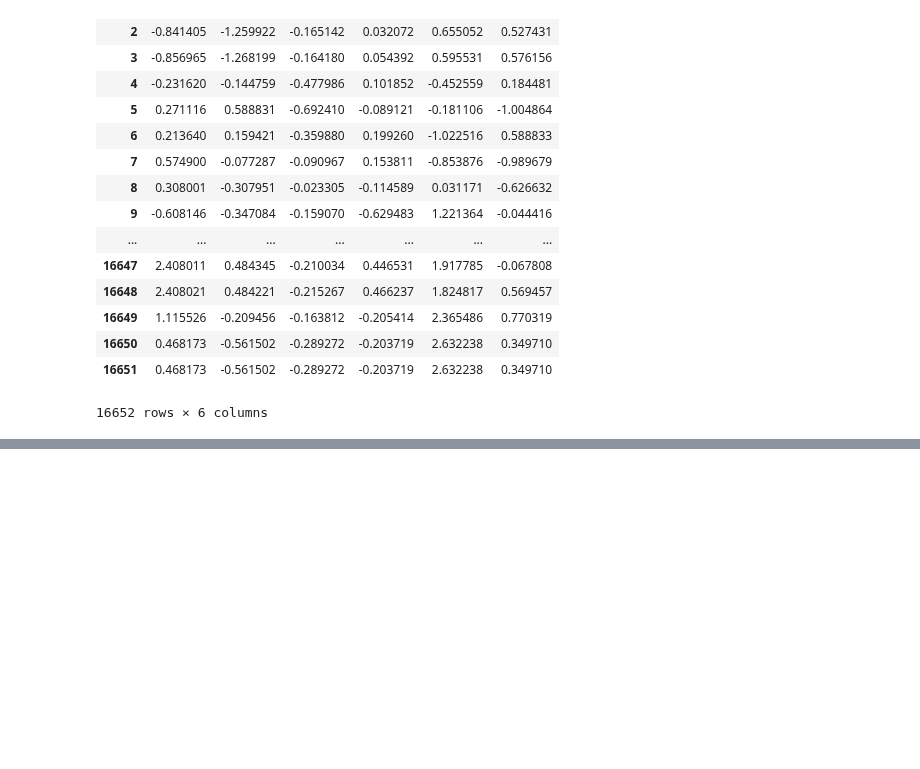
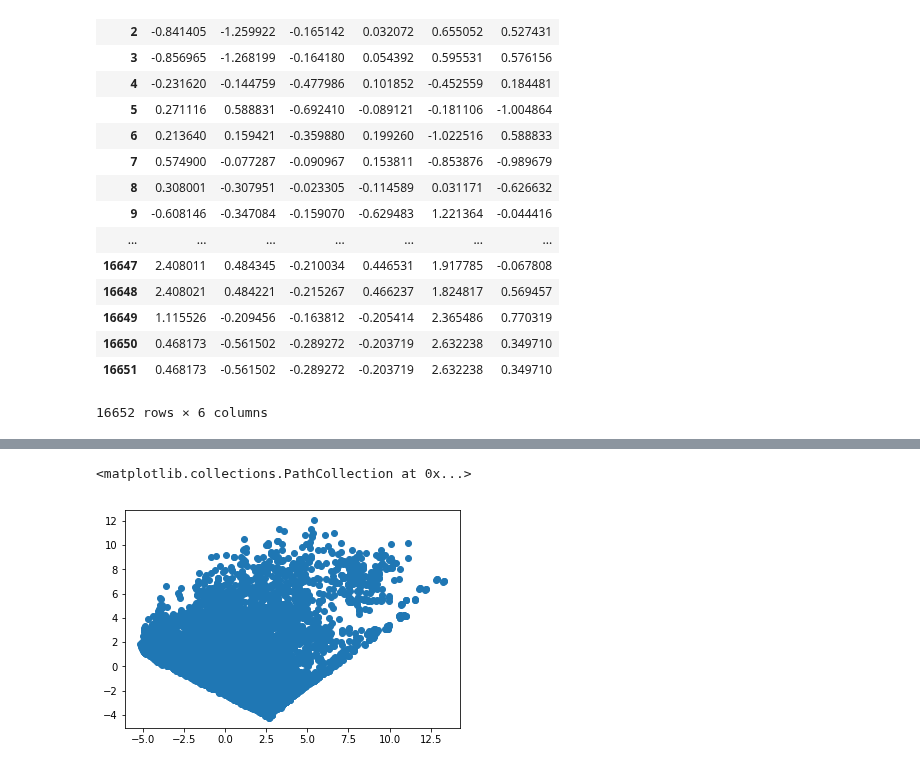
Before and after one commit to et4/stat, a Jupyter notebook: PT 2/main.ipynb, the cells around one changed output, grey strips where cells are left out. Cells and saved outputs as stored; diff of their text form; code cells hidden in the pictures; blank space fills up the shorter version.

```diff
--- a/PT 2/main.ipynb
+++ b/PT 2/main.ipynb
@@ -369,0 +315,5 @@ nfa.get_uniqueness()
+# %%
+plt.scatter(pca.fit_transform(normalized_data)[:,0], pca.fit_transform(normalized_data)[:,1])
+# %% [output]
+<matplotlib.collections.PathCollection at 0x...>
+[figure, added]
```
Also changed, not shown: parts of 6 cells of this notebook, 5 other files.
